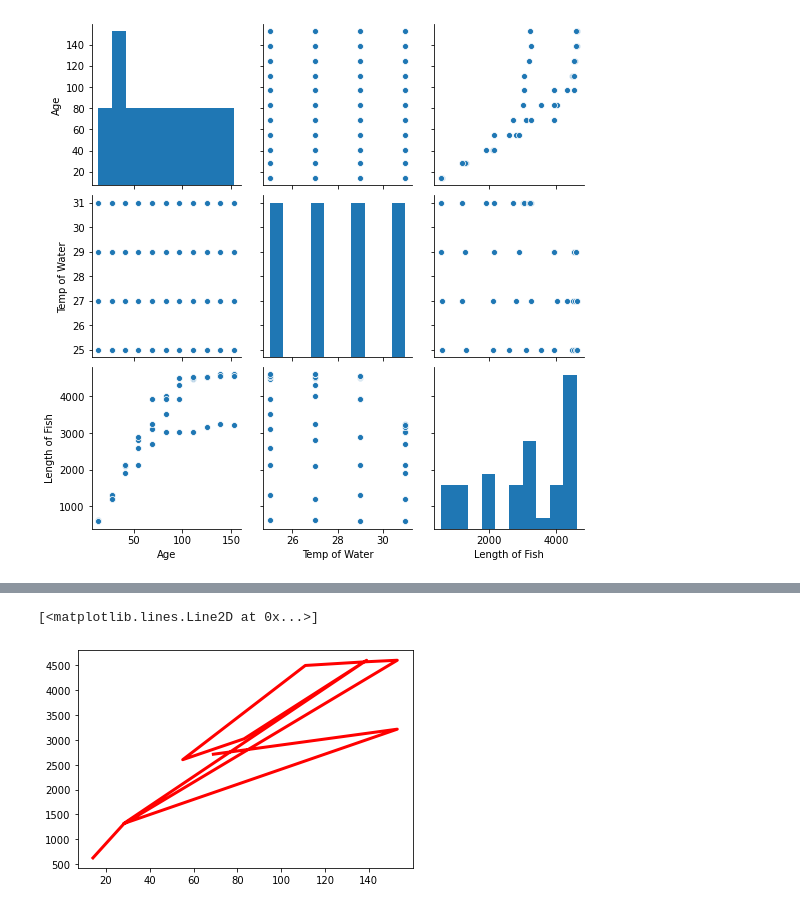
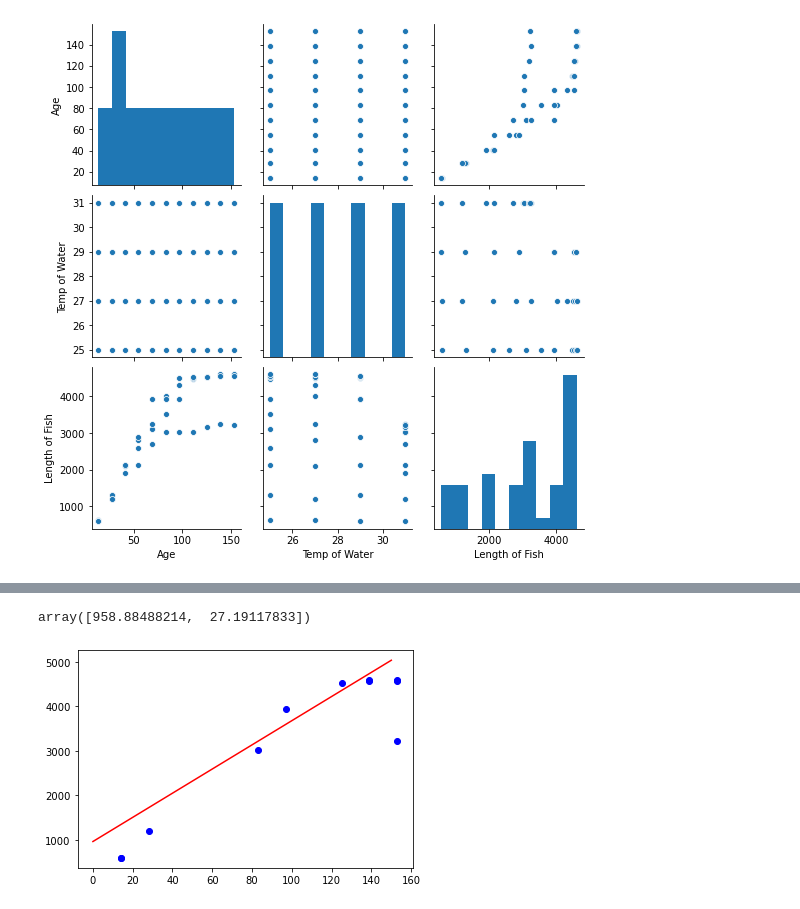
Before and after one commit to Prakhar-Saxena/CollegeAssignments, a Jupyter notebook: CS383/assn1/assn1.ipynb, the cells around one changed output, grey strips where cells are left out. Drawn from its saved outputs; the diff is of its cells as text; code cells hidden in the pictures.

```diff
--- a/CS383/assn1/assn1.ipynb
+++ b/CS383/assn1/assn1.ipynb
@@ -164,14 +173,22 @@ plt.show()
-# %%
-
-regr = linear_model.LinearRegression(normalize=True)
-
-regr.fit(train_df[['Age', 'Length of Fish']], train_df['Length of Fish'])
-
-# regr.predict(test_df[['Age', 'Length of Fish']])
-# regr.score(train_df[['Age', 'Length of Fish']], train_df['Length of Fish'])
-plt.plot(test_df['Age'], regr.predict(test_df[['Age', 'Length of Fish']]), color='red', linewidth=3)
-
-# reg = LinearRegression().fit(df['Age'], df['Length of Fish'])
-# %% [output]
-[<matplotlib.lines.Line2D at 0x...>]
-[figure, removed]
+# %%
+X = np.c_[np.ones(len(X_train)),X_train].astype(int)
+X = np.array(X)
+Y = np.array(Y_train)
+
+thetas = np.linalg.inv(X.T @ X) @ X.T @ Y
+thetas
+# %% [output]
+array([958.88488214,  27.19117833])
+# %%
+def y_compute(x):
+    return (thetas[1]*x) + thetas[0]
+x1 = 0
+x2 = 150
+y1 = y_compute(x1)
+y2 = y_compute(x2)
+
+plt.plot(X_test, Y_test, 'bo')
+plt.plot([x1,x2] ,[y1,y2], color='red')
+plt.show()
+# %% [output]
+[figure, added]
```
Also changed, not shown: parts of 6 cells of this notebook.
